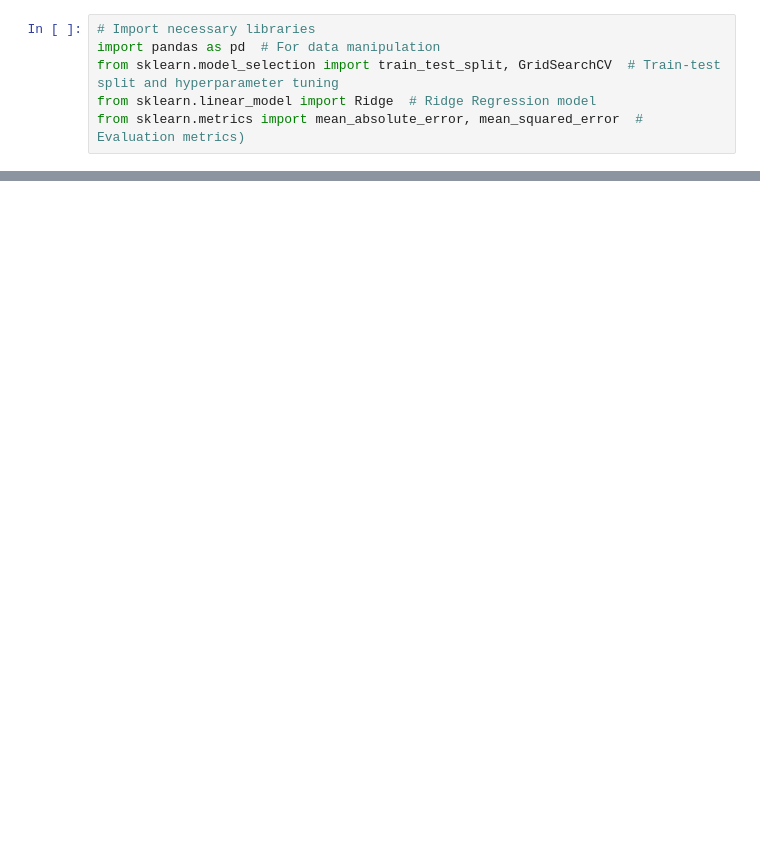
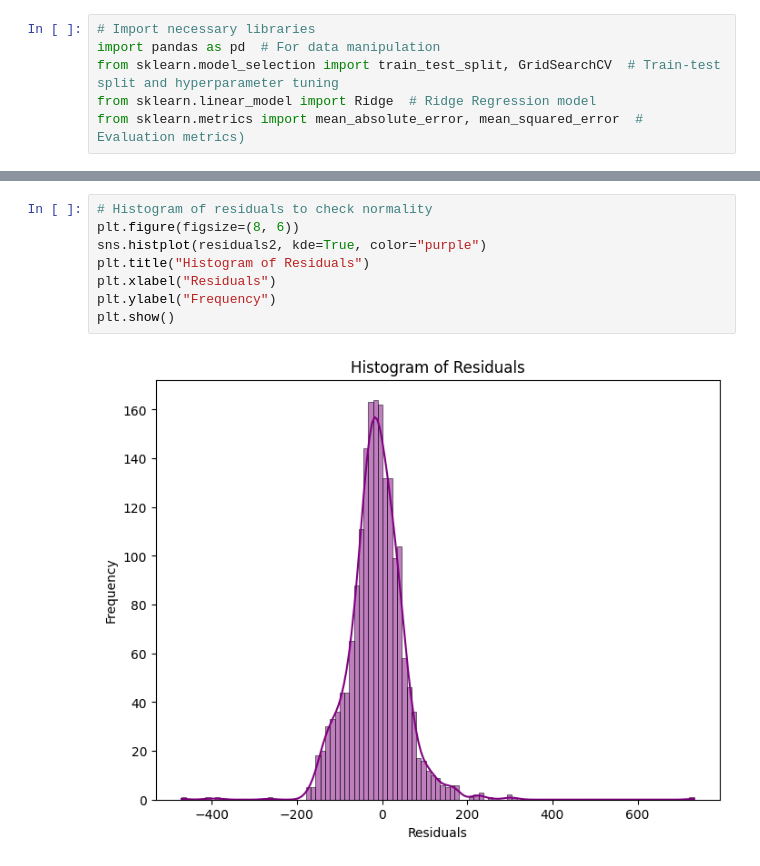
Before and after one commit to Heidikowski/Bakery-Project, a Jupyter notebook: 2_BaselineModel/baseline_model.ipynb, the cells around one changed output, grey strips where cells are left out. Drawn from its saved outputs; the diff is of its cells as text; blank space fills up the shorter version.

```diff
--- a/2_BaselineModel/baseline_model.ipynb
+++ b/2_BaselineModel/baseline_model.ipynb
@@ -257,0 +295,10 @@ print(f"Mean Absolute Percentage Error (MAPE): {mape:.2f}%"
+# %%
+# Histogram of residuals to check normality
+plt.figure(figsize=(8, 6))
+sns.histplot(residuals2, kde=True, color="purple")
+plt.title("Histogram of Residuals")
+plt.xlabel("Residuals")
+plt.ylabel("Frequency")
+plt.show()
+# %% [output]
+[figure, added]
```
Also changed, not shown: parts of 15 cells of this notebook.
